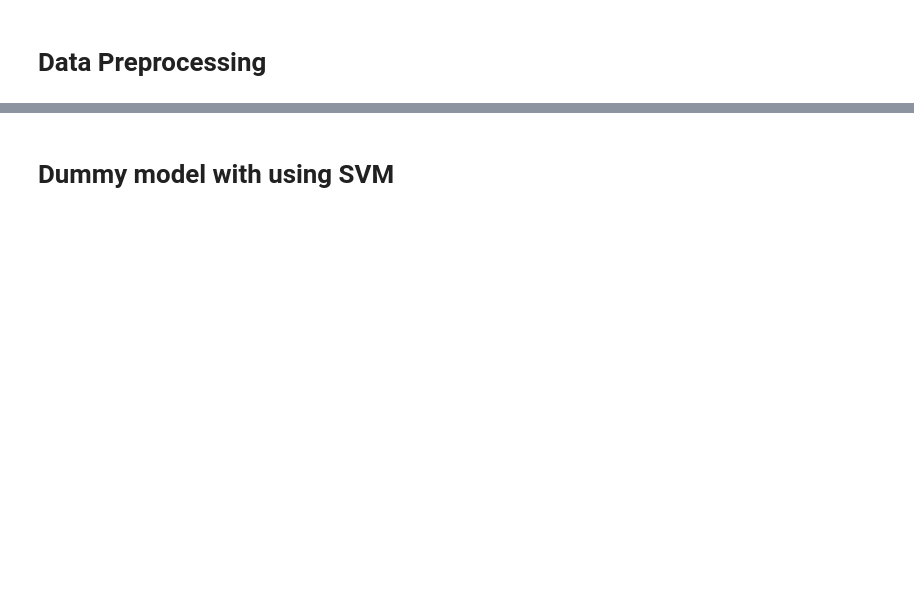
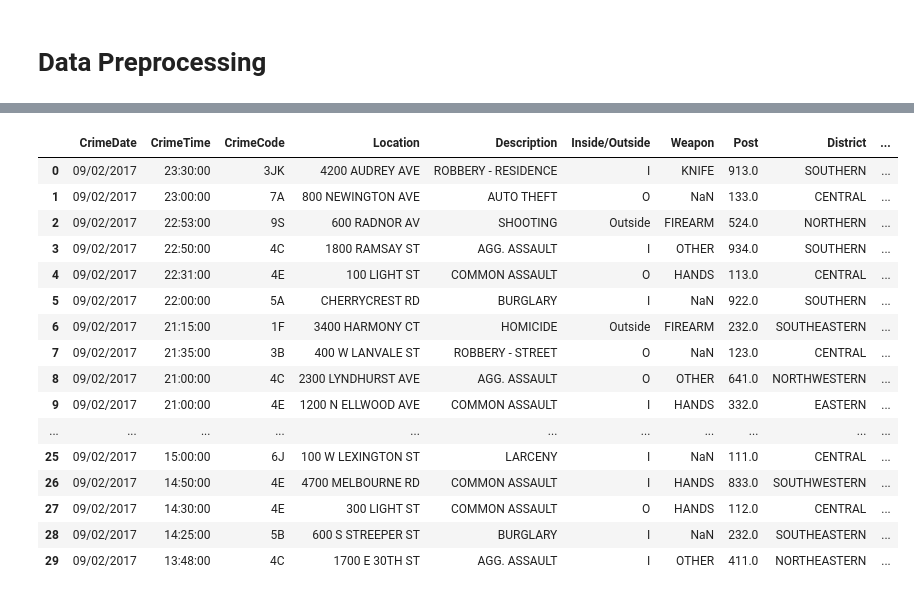
Before and after one commit to fNatal/CSACP-Project, a Jupyter notebook: DSGP_SVM_(2).ipynb, the cells around one changed output, grey strips where cells are left out. Saved outputs shown, nothing was run; the diff lists cells and outputs as text; code cells hidden in the pictures; blank space fills up the shorter version.

```diff
--- a/DSGP_SVM_(2).ipynb
+++ b/DSGP_SVM_(2).ipynb
@@ -120,0 +53,4 @@ Data columns (total 8 columns):
+# %%
+crime_codes_path = "/content/drive/MyDrive/DSGP/BALTIMORE_CRIME_CODES.csv"
+crime_codes = pd.read_csv(crime_codes_path, encoding = "latin-1")
+crime_codes.head()
@@ -120,0 +82,4 @@ Data columns (total 8 columns):
+# %%
+# Drop unnecessary columns from crime codes dataset
+crime_codes = crime_codes.drop(["TYPE","CLASS","WEAPON","VIOLENT_CR","NAME_COMBINE","VIO_PROP_CFS"],axis=1,errors="ignore")
+crime_codes.head(20)
@@ -121,10 +104,8 @@ Data columns (total 8 columns):
 # %%
-crime_codes_data = crime_codes_data.rename(columns={"CODE": "CrimeCode", "NAME": "CrimeName"})
+#Renaming column names
+crime_codes = crime_codes.rename(columns={"CODE": "CrimeCode", "NAME": "CrimeName"})
 
 # Merge the datasets to map codes to names
-crime_merged_data = pd.merge(crime_data, crime_codes_data[["CrimeCode", "CrimeName"]], on="CrimeCode", how="left")
-
-
-
-print(crime_merged_data.head(20))
+crime_merged_data = pd.merge(crime_data, crime_codes[["CrimeCode", "CrimeName"]], on="CrimeCode", how="left")
+crime_merged_data.head()
 # %% [output]
@@ -148,10 +424,5 @@ print(crime_merged_data.head(20))
 # %%
-crime_codes_data = crime_codes_data.rename(columns={"CODE": "CrimeCode", "NAME": "CrimeName"})
-
 # Merge the datasets to map codes to names
-victim_merged_data = pd.merge(victim_data, crime_codes_data[["CrimeCode", "CrimeName"]], on="CrimeCode", how="left")
-
-
-
-print(victim_merged_data.head(20))
+victim_merged_data = pd.merge(victim_data, crime_codes[["CrimeCode", "CrimeName"]], on="CrimeCode", how="left")
+victim_merged_data.head(30)
 # %% [output]
@@ -175,2 +429,17 @@ print(victim_merged_data.head(20))
+|  | CrimeDate | CrimeTime | CrimeCode | Location | Description | Inside/Outside | Weapon | Post | District | ... |
+| 0 | 09/02/2017 | 23:30:00 | 3JK | 4200 AUDREY AVE | ROBBERY - RESIDENCE | I | KNIFE | 913.0 | SOUTHERN | ... |
+| 1 | 09/02/2017 | 23:00:00 | 7A | 800 NEWINGTON AVE | AUTO THEFT | O | NaN | 133.0 | CENTRAL | ... |
+| 2 | 09/02/2017 | 22:53:00 | 9S | 600 RADNOR AV | SHOOTING | Outside | FIREARM | 524.0 | NORTHERN | ... |
+| 3 | 09/02/2017 | 22:50:00 | 4C | 1800 RAMSAY ST | AGG. ASSAULT | I | OTHER | 934.0 | SOUTHERN | ... |
+| 4 | 09/02/2017 | 22:31:00 | 4E | 100 LIGHT ST | COMMON ASSAULT | O | HANDS | 113.0 | CENTRAL | ... |
+| 5 | 09/02/2017 | 22:00:00 | 5A | CHERRYCREST RD | BURGLARY | I | NaN | 922.0 | SOUTHERN | ... |
+| 6 | 09/02/2017 | 21:15:00 | 1F | 3400 HARMONY CT | HOMICIDE | Outside | FIREARM | 232.0 | SOUTHEASTERN | ... |
+| 7 | 09/02/2017 | 21:35:00 | 3B | 400 W LANVALE ST | ROBBERY - STREET | O | NaN | 123.0 | CENTRAL | ... |
+| 8 | 09/02/2017 | 21:00:00 | 4C | 2300 LYNDHURST AVE | AGG. ASSAULT | O | OTHER | 641.0 | NORTHWESTERN | ... |
+| 9 | 09/02/2017 | 21:00:00 | 4E | 1200 N ELLWOOD AVE | COMMON ASSAULT | I | HANDS | 332.0 | EASTERN | ... |
+| ... | ... | ... | ... | ... | ... | ... | ... | ... | ... | ... |
+| 25 | 09/02/2017 | 15:00:00 | 6J | 100 W LEXINGTON ST | LARCENY | I | NaN | 111.0 | CENTRAL | ... |
+| 26 | 09/02/2017 | 14:50:00 | 4E | 4700 MELBOURNE RD | COMMON ASSAULT | I | HANDS | 833.0 | SOUTHWESTERN | ... |
+| 27 | 09/02/2017 | 14:30:00 | 4E | 300 LIGHT ST | COMMON ASSAULT | O | HANDS | 112.0 | CENTRAL | ... |
+| 28 | 09/02/2017 | 14:25:00 | 5B | 600 S STREEPER ST | BURGLARY | I | NaN | 232.0 | SOUTHEASTERN | ... |
+| 29 | 09/02/2017 | 13:48:00 | 4C | 1700 E 30TH ST | AGG. ASSAULT | I | OTHER | 411.0 | NORTHEASTERN | ... |
-# %% [markdown]
-# Dummy model with using **SVM**
```
Also changed, not shown: parts of 41 cells of this notebook.
